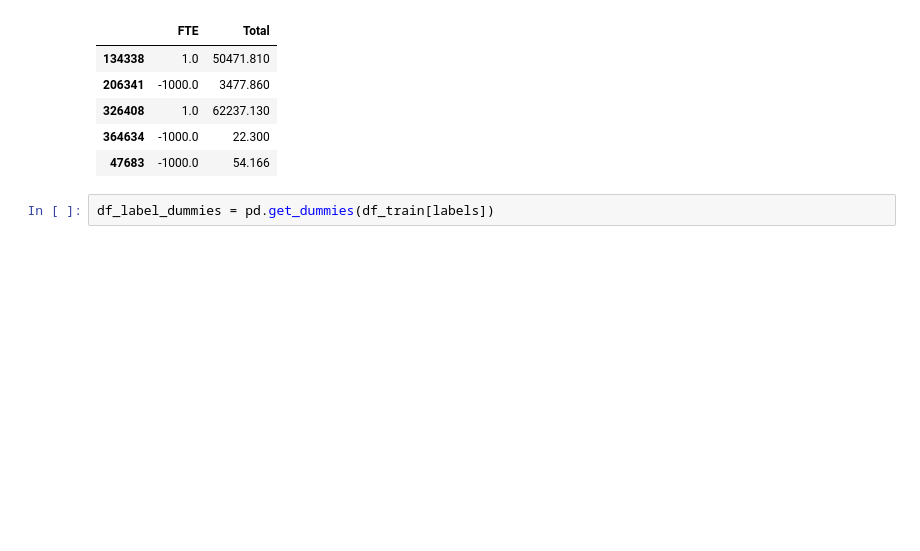
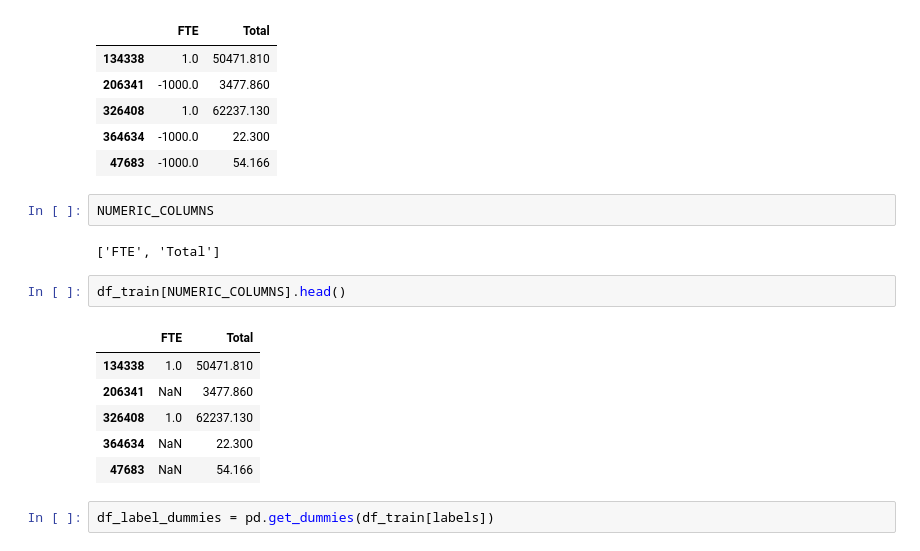
Before and after one commit to awoziji/SchoolBudgetData, a Jupyter notebook: SchoolBudgetData.ipynb, the cells around one changed output. Saved outputs shown, nothing was run; the diff lists cells and outputs as text; blank space fills up the shorter version.

```diff
--- a/SchoolBudgetData.ipynb
+++ b/SchoolBudgetData.ipynb
@@ -235,6 +236,19 @@ numeric_data.head()
 | 326408 | 1.0 | 62237.130 |
 | 364634 | -1000.0 | 22.300 |
 | 47683 | -1000.0 | 54.166 |
+# %%
+NUMERIC_COLUMNS
+# %% [output]
+['FTE', 'Total']
+# %%
+df_train[NUMERIC_COLUMNS].head()
+# %% [output]
+|  | FTE | Total |
+| 134338 | 1.0 | 50471.810 |
+| 206341 | NaN | 3477.860 |
+| 326408 | 1.0 | 62237.130 |
+| 364634 | NaN | 22.300 |
+| 47683 | NaN | 54.166 |
 # %%
 df_label_dummies = pd.get_dummies(df_train[labels])
 # %%
```
Also changed, not shown: parts of 11 cells of this notebook.
